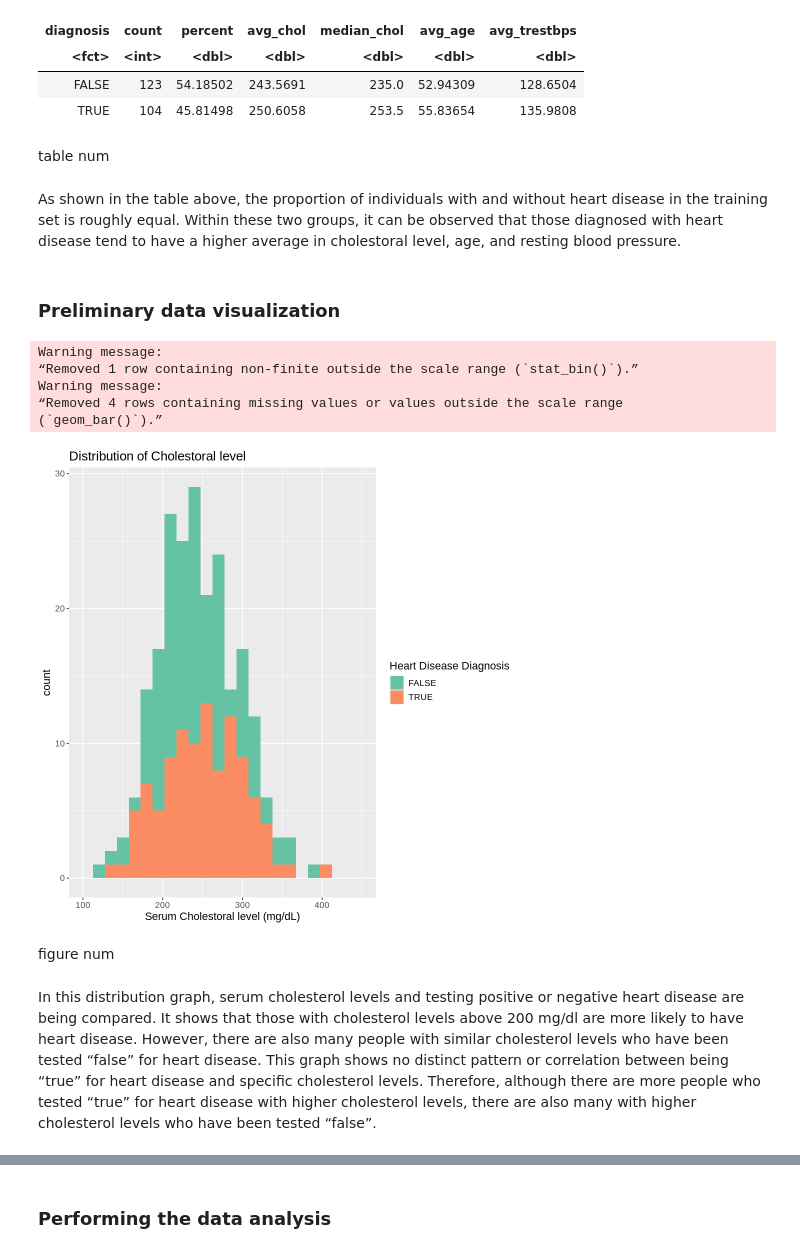
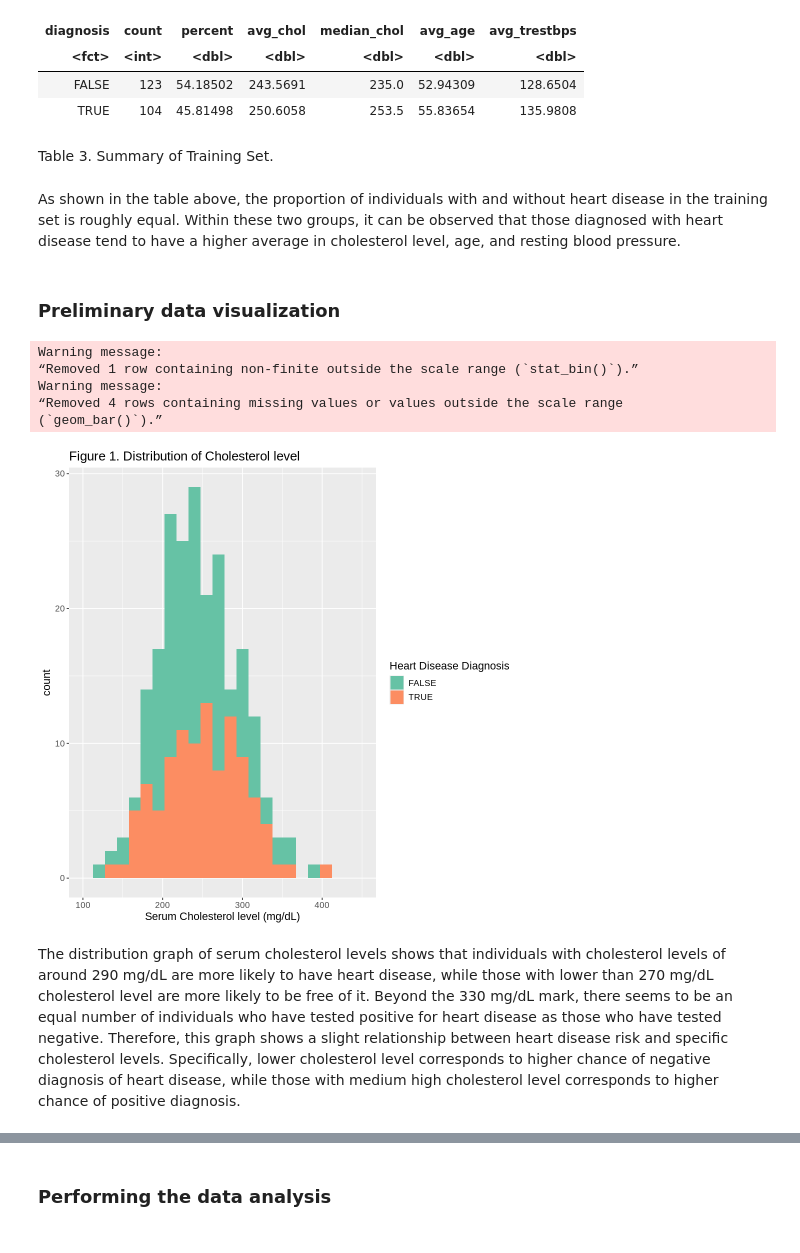
Before and after one commit to MarkusW12/heart_disease_project_proposal, a Jupyter notebook: Project Report.ipynb, the cells around one changed output, grey strips where cells are left out. Saved outputs shown, nothing was run; the diff lists cells and outputs as text; code cells hidden in the pictures.

```diff
--- a/Project Report.ipynb
+++ b/Project Report.ipynb
@@ -166,38 +165,31 @@ A tibble: 2 × 7
 | FALSE | 123 | 54.18502 | 243.5691 | 235.0 | 52.94309 | 128.6504 |
 | TRUE | 104 | 45.81498 | 250.6058 | 253.5 | 55.83654 | 135.9808 |
 # %% [markdown]
-table num
+Table 3. Summary of Training Set.
 # %% [markdown]
-As shown in the table above, the proportion of individuals with and without heart disease in the training set is roughly equal. Within these two groups, it can be observed that those diagnosed with heart disease tend to have a higher average in cholestoral level, age, and resting blood pressure.
+As shown in the table above, the proportion of individuals with and without heart disease in the training set is roughly equal. Within these two groups, it can be observed that those diagnosed with heart disease tend to have a higher average in cholesterol level, age, and resting blood pressure.
 # %% [markdown]
 ### Preliminary data visualization
 # %%
 options(repr.plot.width=8, repr.plot.height=8)
-
-# heart_disease_pairs <- heart_disease_train |>
-#                     select(chol,age,trestbps,diagnosis) |>
-#                     ggpairs(legend=1, columns = 1:3, aes(alpha=0.5,colour=diagnosis))
-# heart_disease_pairs
 
 chol_distribution <- heart_disease_train |>
                     ggplot(aes(x=chol, fill=diagnosis)) +
                     geom_histogram(position="stack", binwidth=15) +
-                    labs(x="Serum Cholestoral level (mg/dL)", fill = "Heart Disease Diagnosis", title = "Distribution of Cholestoral level") +
+                    labs(x="Serum Cholesterol level (mg/dL)", fill = "Heart Disease Diagnosis", title = "Figure 1. Distribution of Cholesterol level") +
                     xlim(100,450) +
                     scale_fill_brewer(palette = "Set2") +
                     theme(text= element_text(size=13))
 chol_distribution
 # %% [output]
 Warning message:
 “Removed 1 row containing non-finite outside the scale range (`stat_bin()`).”
 Warning message:
 “Removed 4 rows containing missing values or values outside the scale range
 (`geom_bar()`).”
-[figure, old version]
+[figure, new version]
-# %% [markdown]
-figure num
 # %% [markdown]
-In this distribution graph, serum cholesterol levels and testing positive or negative heart disease are being compared. It shows that those with cholesterol levels above 200 mg/dl are more likely to have heart disease. However, there are also many people with similar cholesterol levels who have been tested “false” for heart disease. This graph shows no distinct pattern or correlation between being “true” for heart disease and specific cholesterol levels. Therefore, although there are more people who tested “true” for heart disease with higher cholesterol levels, there are also many with higher cholesterol levels who have been tested “false”.
+The distribution graph of serum cholesterol levels shows that individuals with cholesterol levels of around 290 mg/dL are more likely to have heart disease, while those with lower than 270 mg/dL cholesterol level are more likely to be free of it. Beyond the 330 mg/dL mark, there seems to be an equal number of individuals who have tested positive for heart disease as those who have tested negative. Therefore, this graph shows a slight relationship between heart disease risk and specific cholesterol levels. Specifically, lower cholesterol level corresponds to higher chance of negative diagnosis of heart disease, while those with medium high cholesterol level corresponds to higher chance of positive diagnosis.
 # %%
 chol_vs_age_plot <- heart_disease_train |>
                 ggplot(aes(x=age,y=chol,colour=diagnosis)) +
```
Also changed, not shown: parts of 28 cells of this notebook.
